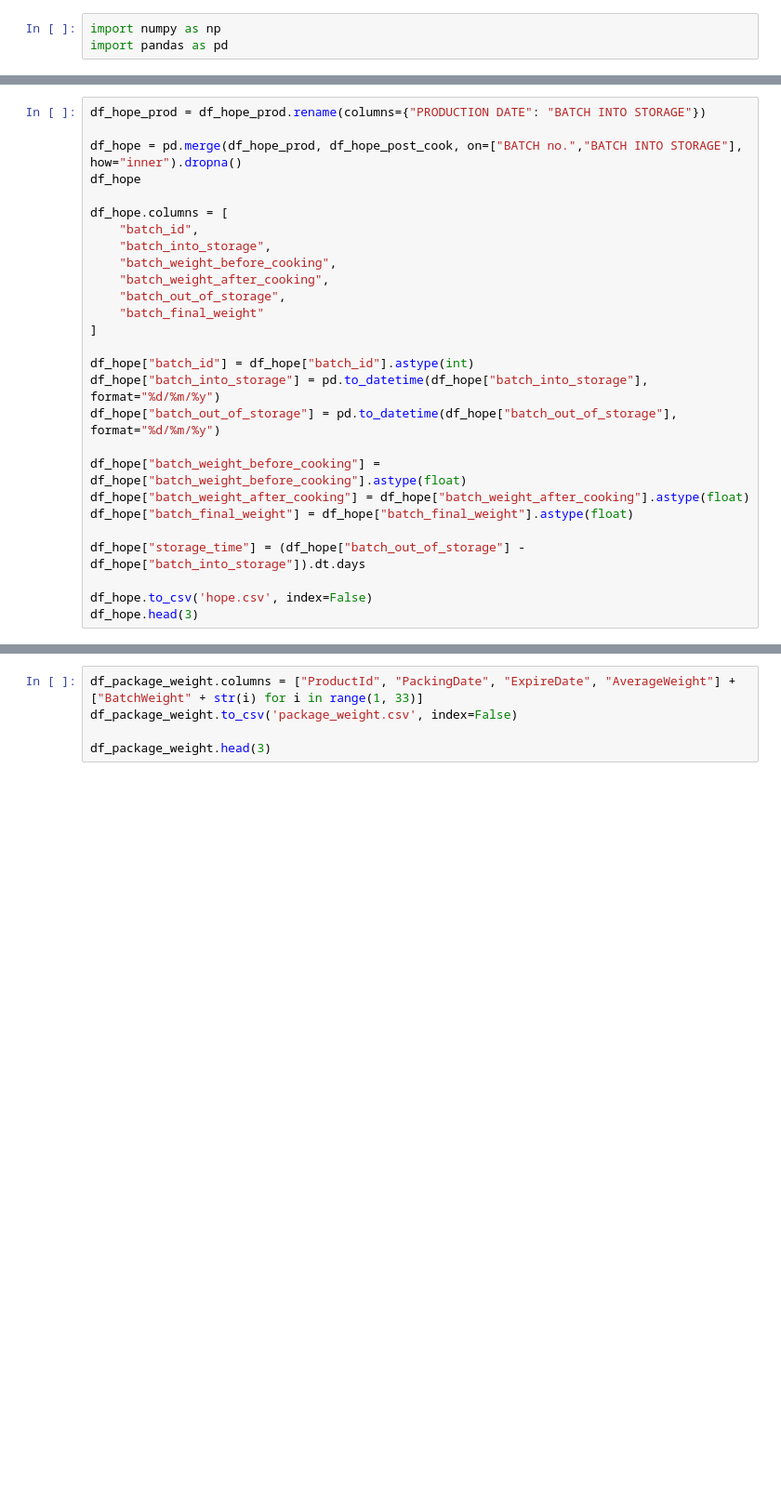
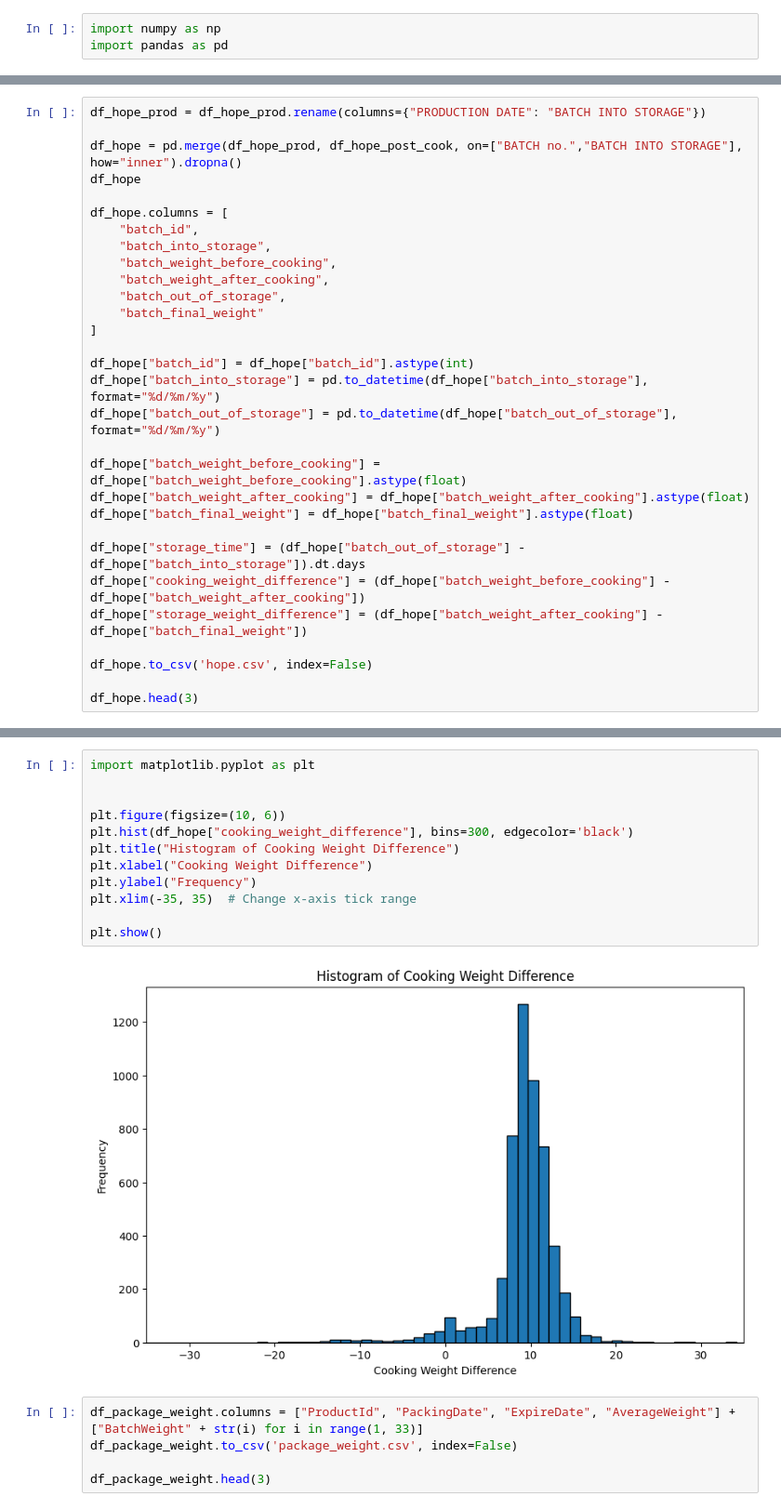
Before and after one commit to nguyenvuminhh/hkfood-junction-2024, a Jupyter notebook: test.ipynb, the cells around one changed output, grey strips where cells are left out. Shown at 93% size. Drawn from its saved outputs; the diff is of its cells as text; blank space fills up the shorter version.

```diff
--- a/test.ipynb
+++ b/test.ipynb
@@ -65,14 +77,31 @@ df_hope["batch_weight_after_cooking"] = df_hope["batch_weight_after_cooking"].as
 df_hope["batch_final_weight"] = df_hope["batch_final_weight"].astype(float)
 
 df_hope["storage_time"] = (df_hope["batch_out_of_storage"] - df_hope["batch_into_storage"]).dt.days
+df_hope["cooking_weight_difference"] = (df_hope["batch_weight_before_cooking"] - df_hope["batch_weight_after_cooking"])
+df_hope["storage_weight_difference"] = (df_hope["batch_weight_after_cooking"] - df_hope["batch_final_weight"])
 
 df_hope.to_csv('hope.csv', index=False)
+
 df_hope.head(3)
 # %% [output]
 |  | batch_id | batch_into_storage | batch_weight_before_cooking | batch_weight_after_cooking | batch_out_of_storage | ... |
 | 0 | 1752 | 2023-10-09 | 200.1 | 188.0 | 2023-10-10 | ... |
 | 1 | 1753 | 2023-10-09 | 205.5 | 194.2 | 2023-10-10 | ... |
 | 2 | 1754 | 2023-10-09 | 203.9 | 192.2 | 2023-10-10 | ... |
+# %%
+import matplotlib.pyplot as plt
+
+
+plt.figure(figsize=(10, 6))
+plt.hist(df_hope["cooking_weight_difference"], bins=300, edgecolor='black')
+plt.title("Histogram of Cooking Weight Difference")
+plt.xlabel("Cooking Weight Difference")
+plt.ylabel("Frequency")
+plt.xlim(-35, 35)  # Change x-axis tick range
+
+plt.show()
+# %% [output]
+[figure, added]
 # %%
 df_package_weight.columns = ["ProductId", "PackingDate", "ExpireDate", "AverageWeight"] + ["BatchWeight" + str(i) for i in range(1, 33)]
 df_package_weight.to_csv('package_weight.csv', index=False)
```
Also changed, not shown: parts of 1 cell of this notebook, 1 other file.
